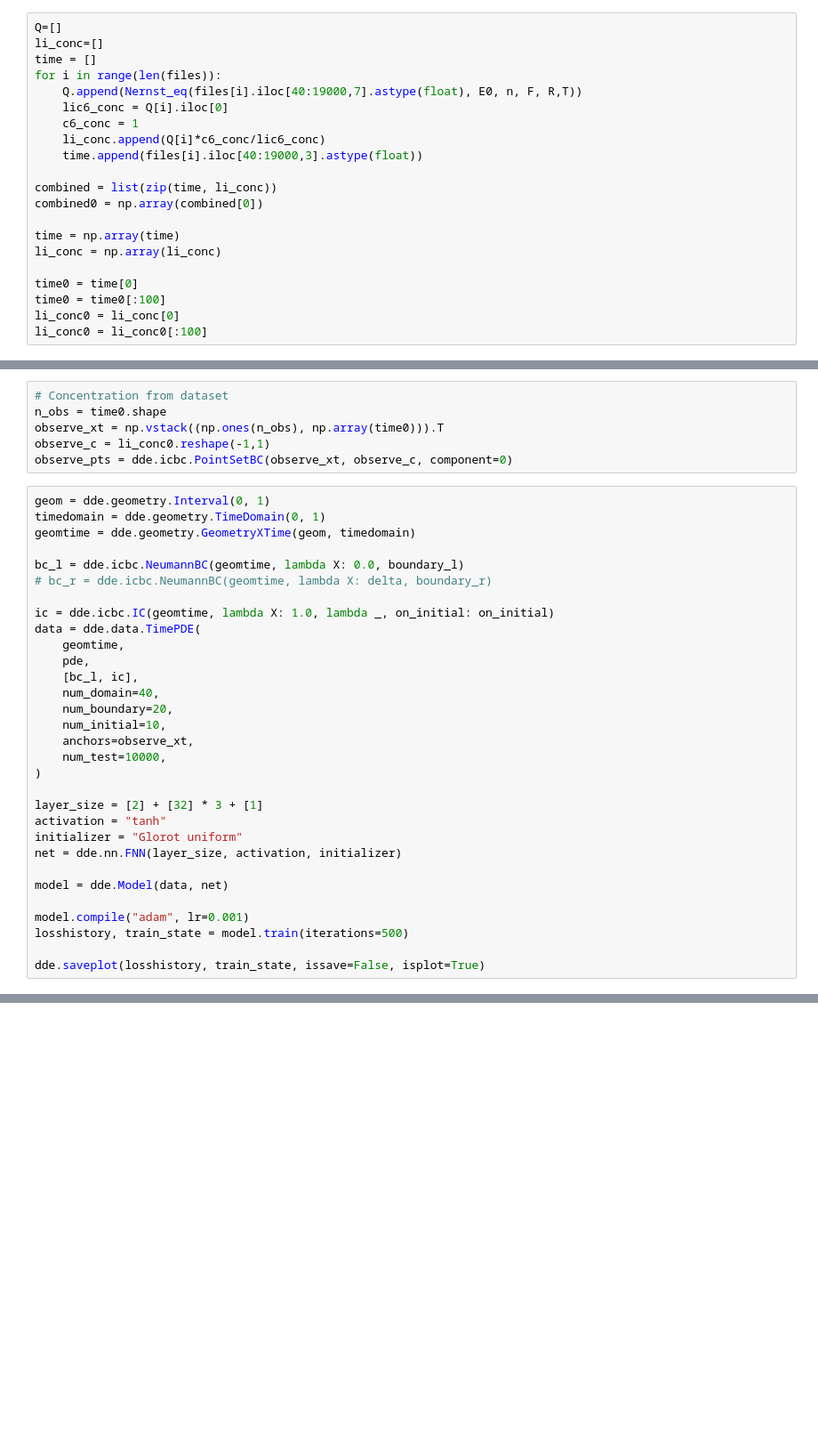
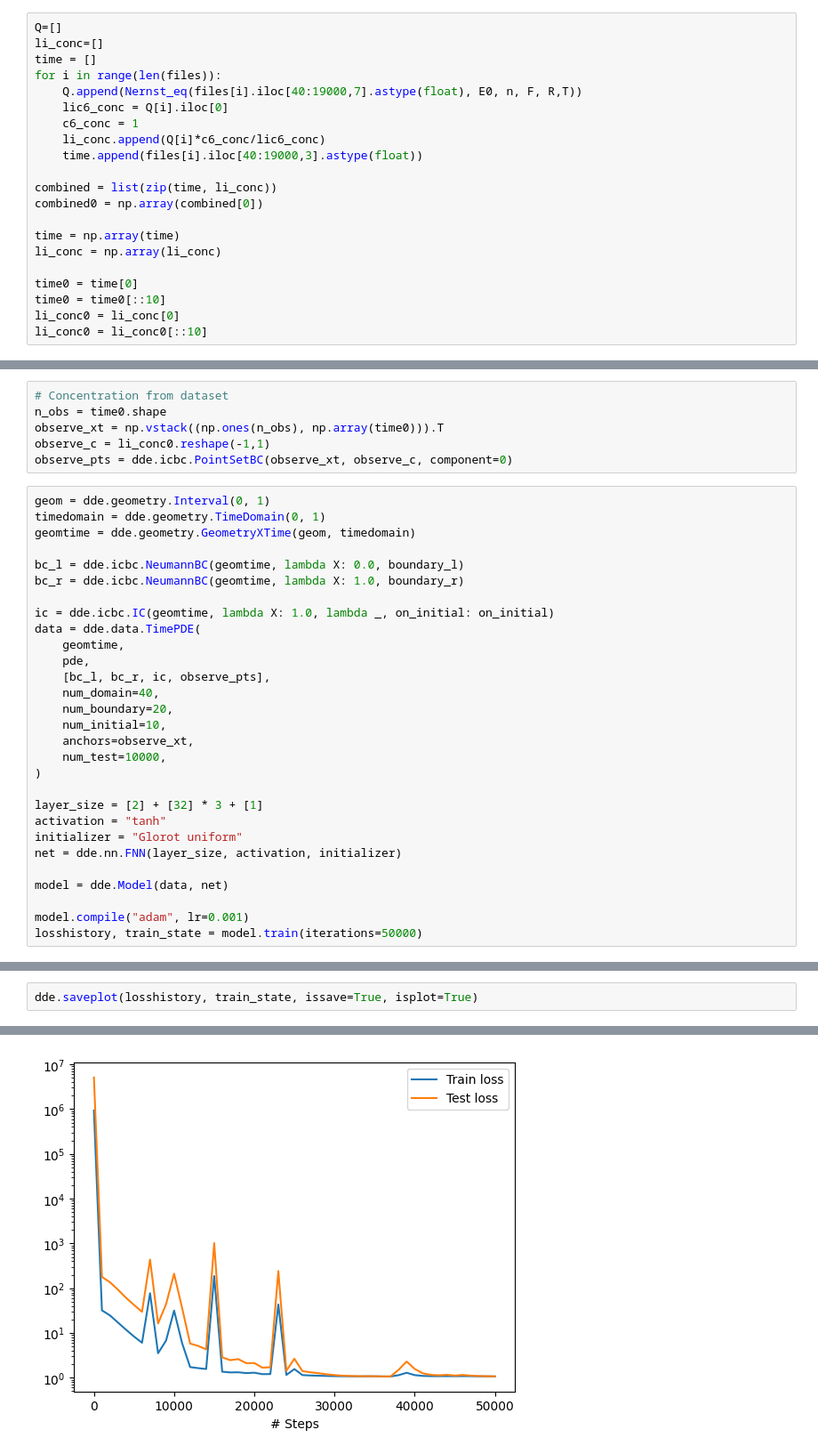
Before and after one commit to abhijit-pamarty/CS230, a Jupyter notebook: PINNs_baseline.ipynb, the cells around one changed output, grey strips where cells are left out. Shown at 89% size. Cells and saved outputs as stored; diff of their text form; blank space fills up the shorter version.

Commit message:
trained with more datapoints

```diff
--- a/PINNs_baseline.ipynb
+++ b/PINNs_baseline.ipynb
@@ -110,9 +107,9 @@ time = np.array(time)
 li_conc = np.array(li_conc)
 
 time0 = time[0]
-time0 = time0[:100]
+time0 = time0[::10]
 li_conc0 = li_conc[0]
-li_conc0 = li_conc0[:100]
+li_conc0 = li_conc0[::10]
 # %%
 tau0 = D * time0 / (R**2)
 tau_max = np.max(tau0)
@@ -153,13 +150,13 @@ timedomain = dde.geometry.TimeDomain(0, 1)
 geomtime = dde.geometry.GeometryXTime(geom, timedomain)
 
 bc_l = dde.icbc.NeumannBC(geomtime, lambda X: 0.0, boundary_l)
-# bc_r = dde.icbc.NeumannBC(geomtime, lambda X: delta, boundary_r)
+bc_r = dde.icbc.NeumannBC(geomtime, lambda X: 1.0, boundary_r)
 
 ic = dde.icbc.IC(geomtime, lambda X: 1.0, lambda _, on_initial: on_initial)
 data = dde.data.TimePDE(
     geomtime,
     pde,
-    [bc_l, ic],
+    [bc_l, bc_r, ic, observe_pts],
     num_domain=40,
     num_boundary=20,
     num_initial=10,
@@ -175,8 +172,6 @@ net = dde.nn.FNN(layer_size, activation, initializer)
 model = dde.Model(data, net)
 
 model.compile("adam", lr=0.001)
-losshistory, train_state = model.train(iterations=500)
-
-dde.saveplot(losshistory, train_state, issave=False, isplot=True)
+losshistory, train_state = model.train(iterations=50000)
 # %% [output]
 Compiling model...
@@ -198,0 +201,3 @@ Best model at step 500:
+# %%
+dde.saveplot(losshistory, train_state, issave=True, isplot=True)
+# %% [output]
@@ -198,0 +207 @@ Best model at step 500:
+[figure, added]
```
Also changed, not shown: parts of 7 cells of this notebook.
